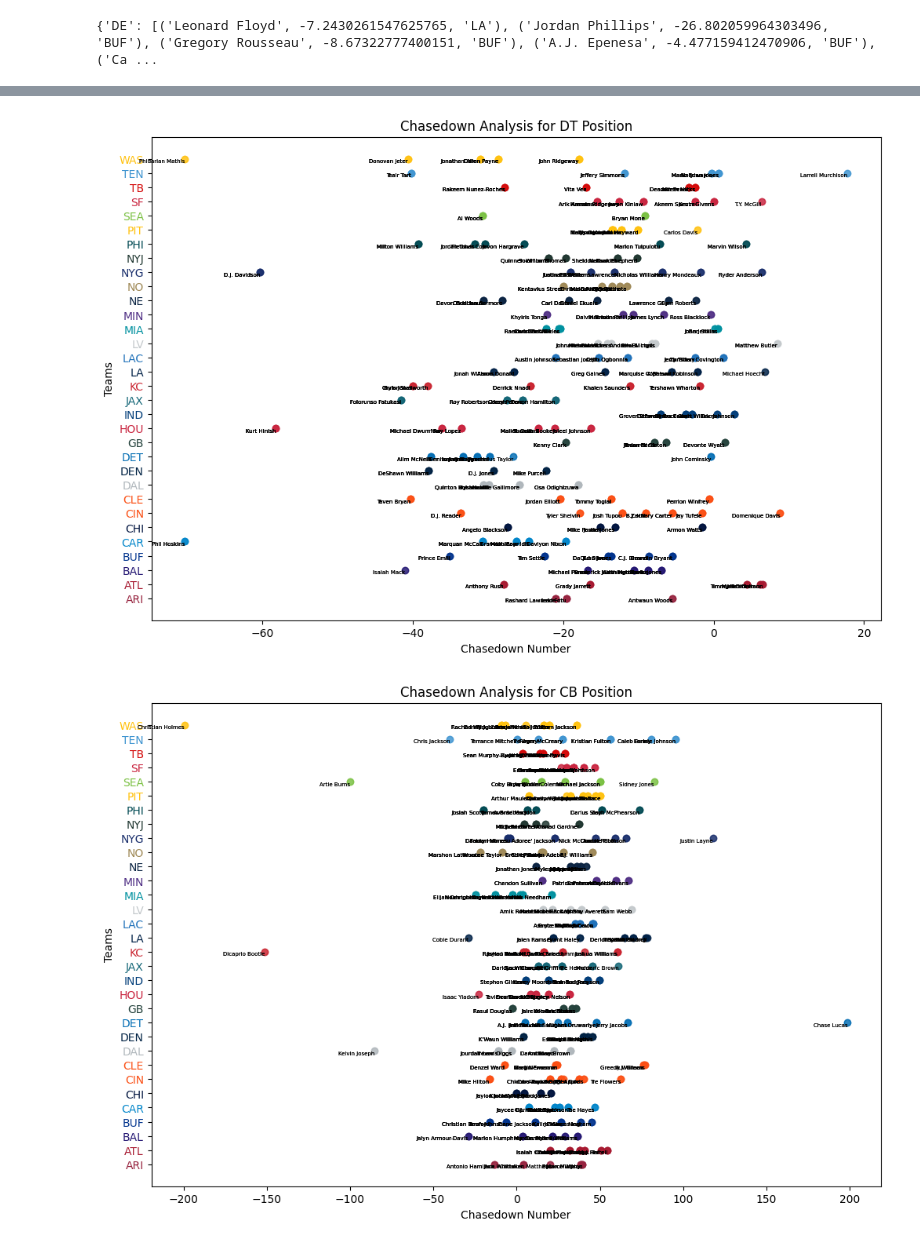
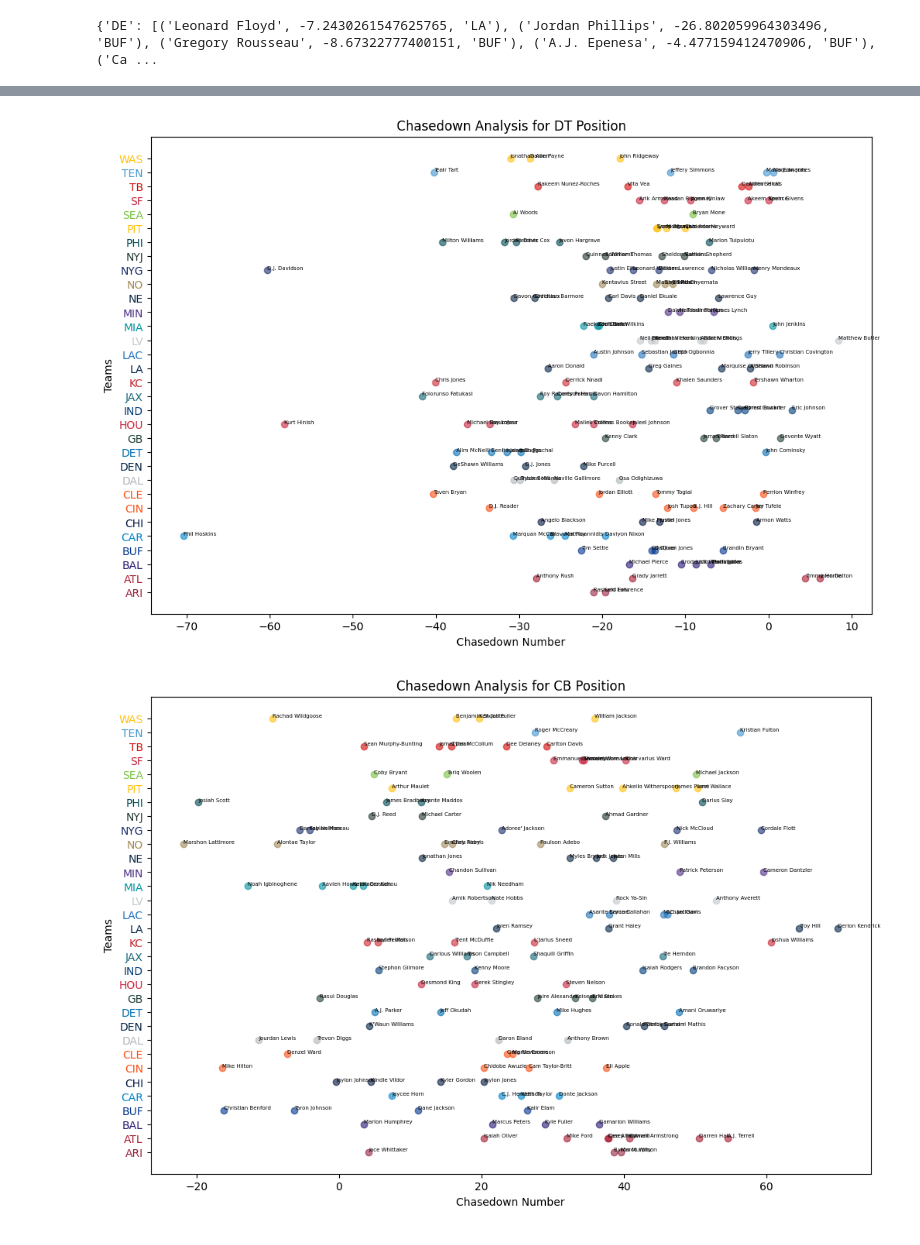
Before and after one commit to rudraravl/nfldatabowl2024, a Jupyter notebook: codemonkeynfl.ipynb, the cells around one changed output, grey strips where cells are left out. Drawn from its saved outputs; the diff is of its cells as text; code cells hidden in the pictures.

```diff
--- a/codemonkeynfl.ipynb
+++ b/codemonkeynfl.ipynb
@@ -637,7 +637,7 @@ print(nflid_chasedowns)
 {38577.0: (2712.4752816075884, 177, 'LA'), 41239.0: (-4003.9144149754256, 151, 'LA'), 42816.0: (1614.3559554902201, 25, 'LA'), 43294.0: (1610.9216123616695, 73, 'LA'), 43298.0: (-1057.481818595336, 14 ...
 # %%
 for nfl_id, (aggregate_chasedown, num_chasedowns, team) in nflid_chasedowns.items():
-    if num_chasedowns >=20:
+    if num_chasedowns >=15:
         name, position = players[players['nflId'] == nfl_id]['displayName'].iloc[0], players[players['nflId'] == nfl_id]['position'].iloc[0]
         avg_chasedown = aggregate_chasedown / num_chasedowns
         position_chasedowns[position].append((name, avg_chasedown, team))
@@ -646,6 +646,14 @@ print(position_chasedowns)
 # %% [output]
 {'DE': [('Leonard Floyd', -7.2430261547625765, 'LA'), ('Jordan Phillips', -26.802059964303496, 'BUF'), ('Gregory Rousseau', -8.67322777400151, 'BUF'), ('A.J. Epenesa', -4.477159412470906, 'BUF'), ('Ca ...
 # %%
+top_5_chasedown_positions = {
+    "DE" :  [],
+    "SS" :  [],
+    "FS" :  [],
+    "OLB" : [],
+    "DT" :  [],
+    "CB" :  [],
+    "MLB" : [] }
 for position, players_chasedowns in position_chasedowns.items():
     plt.figure(figsize=(12,8), dpi=100)
 
@@ -653,6 +661,9 @@ for position, players_chasedowns in position_chasedowns.items():
     chasedown_values = []
     teams = []
     player_names = []
+
+    #for top 5
+    top_5_chasedown_positions[position] = sorted(players_chasedowns, key=lambda x: x[1], reverse=True)[:5]
 
     # Extracting data for the current position
     for name, chasedown, team in players_chasedowns:
@@ -667,7 +678,7 @@ for position, players_chasedowns in position_chasedowns.items():
     for chasedown, team_code, team, name in zip(chasedown_values, team_codes, teams, player_names):
         color = colorway.get(team, 'grey')  # Default color if team not in map
         plt.scatter(chasedown, team_code, color=color, alpha=0.6)
-        plt.text(chasedown, team_code, name, fontsize=5, ha='right', va = 'top')
+        plt.text(chasedown, team_code, name, fontsize=5, ha='left', va = 'bottom')
     # Setting y-axis with team names and corresponding colors
     plt.yticks(range(len(teams_categorical.categories)), teams_categorical.categories)
     for i, label in enumerate(plt.gca().get_yticklabels()):
@@ -689,2 +700,2 @@ for position, players_chasedowns in position_chasedowns.items():
-[figure, old version]
+[figure, new version]
-[figure, old version]
+[figure, new version]
```
Also changed, not shown: parts of 3 cells of this notebook.
